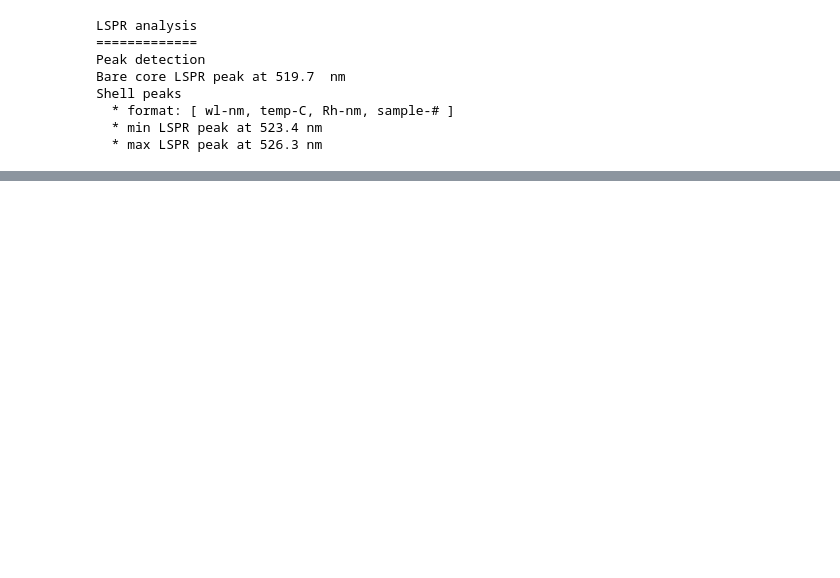
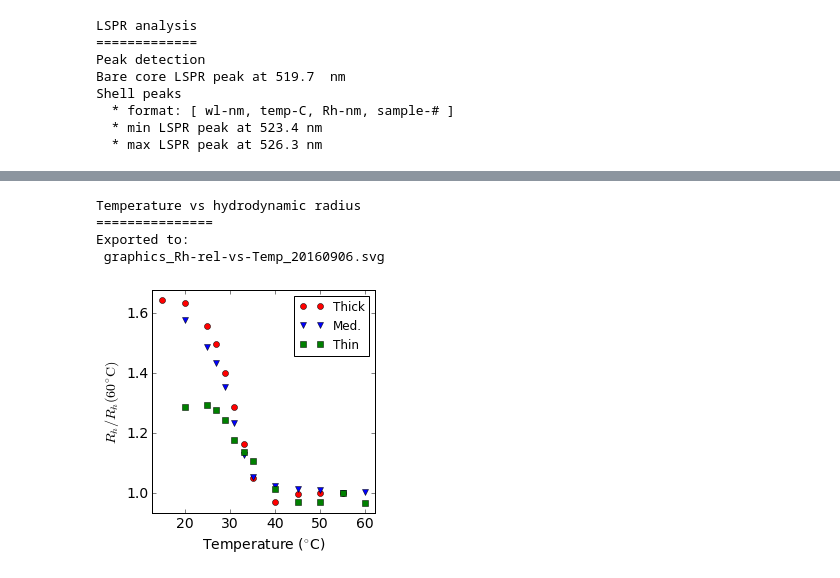
Before and after one commit to jpsfitz/nanooptics, a Jupyter notebook: AuNPs and shell structure.ipynb, the cells around one changed output, grey strips where cells are left out. Saved outputs shown, nothing was run; the diff lists cells and outputs as text; code cells hidden in the pictures; blank space fills up the shorter version.

```diff
--- a/AuNPs and shell structure.ipynb
+++ b/AuNPs and shell structure.ipynb
@@ -485,0 +520,51 @@ Exported to:
+# %%
+print('Temperature vs hydrodynamic radius')
+print('===============')
+def plotAndSave ():
+    ## Input data
+    plotArray = lsprPeakArray[:,1:3]
+    x, y = plotArray[:,0], plotArray[:,1]
+    x1, y1 = x[:len(spectraTemps[0])], y[:len(spectraTemps[0])]
+    x2, y2 = x[len(spectraTemps[0])+1:len(spectraTemps[0])+len(spectraTemps[1])], y[len(spectraTemps[0])+1:len(spectraTemps[0])+len(spectraTemps[1])]
+    x3, y3 = x[len(spectraTemps[0])+len(spectraTemps[1])+1:], y[len(spectraTemps[0])+len(spectraTemps[1])+1:]
+    y1, y2, y3 = y1/np.mean(y1[-2:-1]), y2/np.mean(y2[-2:-1]), y3/np.mean(y3[-2:-1])
+    y = np.concatenate((y1,y2,y3))
+    xLimits = [np.amin(x), np.amax(x)]
+    yLimits = [np.amin(y), np.amax(y)]
+    dx, dy = abs(xLimits[1]-xLimits[0]), abs(yLimits[1]-yLimits[0])
+
+    ## Specific format options
+    pylab.plot(x1, y1, 'o', color='red', label="Thick")
+    pylab.plot(x2, y2, 'v', color='blue', label="Med.")
+    pylab.plot(x3, y3, 's', color='green', label="Thin")
+    pylab.xlabel("Temperature ($^{\circ}$C)")
+    pylab.ylabel("$R_h/R_h(60^{\circ}\mathrm{C})$")
+    pylab.legend(loc='upper right', fontsize=12)
+
+    ## General format options
+    aspectRatio = dx/dy
+    figWidthcm = 8.9
+    figSizein = [figWidthcm/2.54, aspectRatio*figWidthcm/2.54]
+    fig = pylab.figure(1, figsize=(figSizein[0],figSizein[1]))
+    pylab.subplot(111)
+    pylab.rcParams.update({'font.size': 14})
+    pylab.axes().set_aspect(aspectRatio)
+    pylab.xlim(xLimits[0]-0.05*dx, xLimits[1]+0.05*dx)
+    pylab.ylim(yLimits[0]-0.05*dy, yLimits[1]+0.05*dy)
+    pylab.locator_params(nbins=7)
+
+    ## Save and display
+    timestamp = ('{:%Y%m%d}'.format(datetime.datetime.now()))
+    exportFormat = '.svg'
+    filename = "graphics_"+"Rh-rel-vs-Temp_" + timestamp + exportFormat
+    pylab.savefig(filename, transparent=True)
+    print("Exported to:\n", filename)
+    pylab.show()
+
+plotAndSave()
+# %% [output]
+Temperature vs hydrodynamic radius
+===============
+Exported to:
+ graphics_Rh-rel-vs-Temp_20160906.svg
+[figure, added]
```
Also changed, not shown: parts of 46 cells of this notebook.
